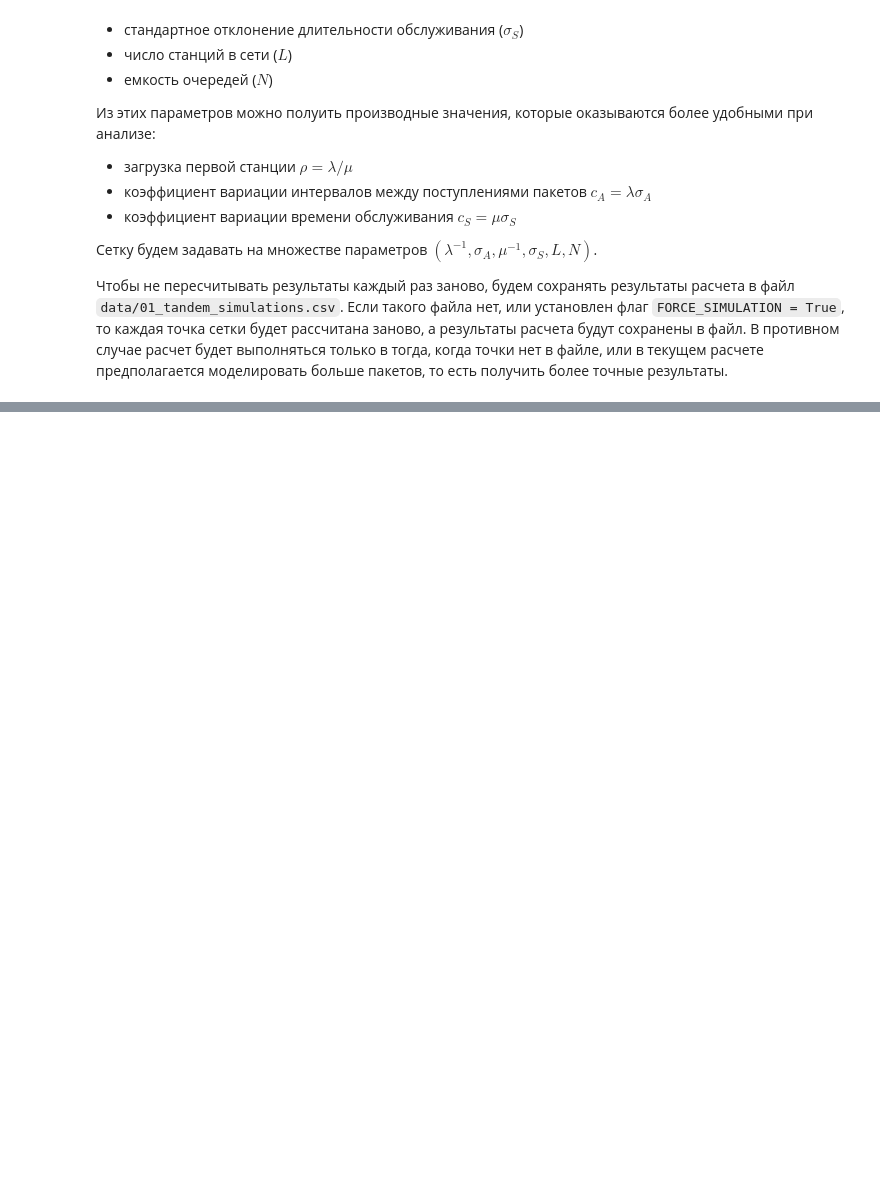
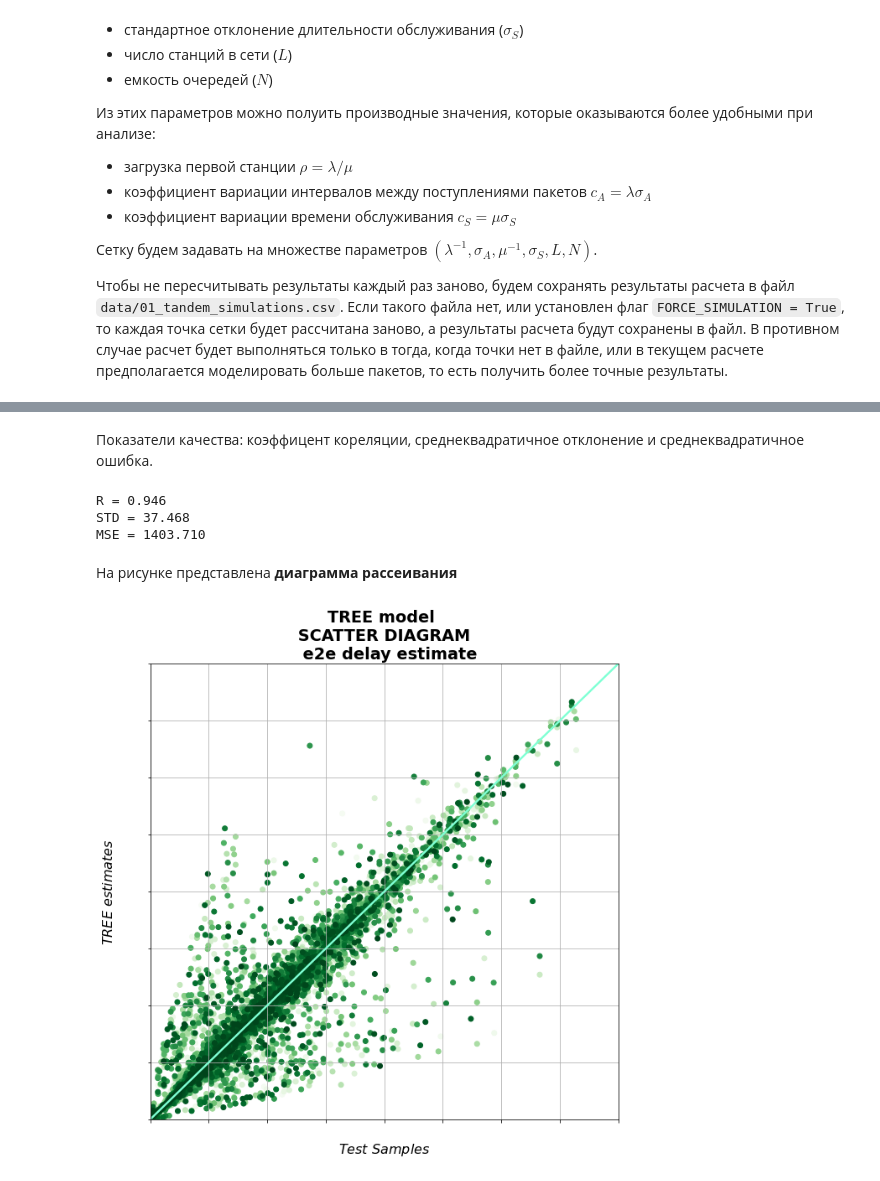
Before and after one commit to ipu69/pyqumo_old, a Jupyter notebook: experiments/1. Tandem networks performance with ML.ipynb, the cells around one changed output, grey strips where cells are left out. Drawn from its saved outputs; the diff is of its cells as text; code cells hidden in the pictures; blank space fills up the shorter version.

```diff
--- a/experiments/1. Tandem networks performance with ML.ipynb
+++ b/experiments/1. Tandem networks performance with ML.ipynb
@@ -261,0 +383,33 @@ KeyboardInterrupt:
+# %% [markdown]
+Показатели качества: коэффицент кореляции, среднеквадратичное отклонение и среднеквадратичное ошибка.
+# %%
+print(f'R = {corr(y_test, tree_e2e_delay):.3f}')
+print(f'STD = {std(y_test, tree_e2e_delay):.3f}')
+print(f'MSE = {mean_squared_error(y_test, tree_e2e_delay):.3f}')
+# %% [output]
+R = 0.946
+STD = 37.468
+MSE = 1403.710
+# %% [markdown]
+На рисунке представлена **диаграмма рассеивания**
+# %%
+plt.subplots(figsize=(10, 10))
+cm = plt.get_cmap('Greens')
+col = [cm(float(i)/(len(y_test))) for i in range((len(y_test)))]
+ax = plt.scatter(tree_e2e_delay, y_test, c=col)
+x = np.linspace(0,800,1000)
+plt.plot(x, x, linestyle='-', linewidth=2.4, color='aquamarine')
+plt.title('TREE model \n SCATTER DIAGRAM \n  e2e delay estimate', fontweight='bold')
+
+plt.xticks(color='w')
+plt.yticks(color='w')
+
+plt.xlim([0, 800])
+plt.ylim([0, 800])
+
+plt.xlabel(r'$Test \ Samples$')
+plt.ylabel(r'$TREE \ estimates$')
+
+plt.grid()
+# %% [output]
+[figure, added]
```
Also changed, not shown: parts of 59 cells of this notebook, 2 other files.
